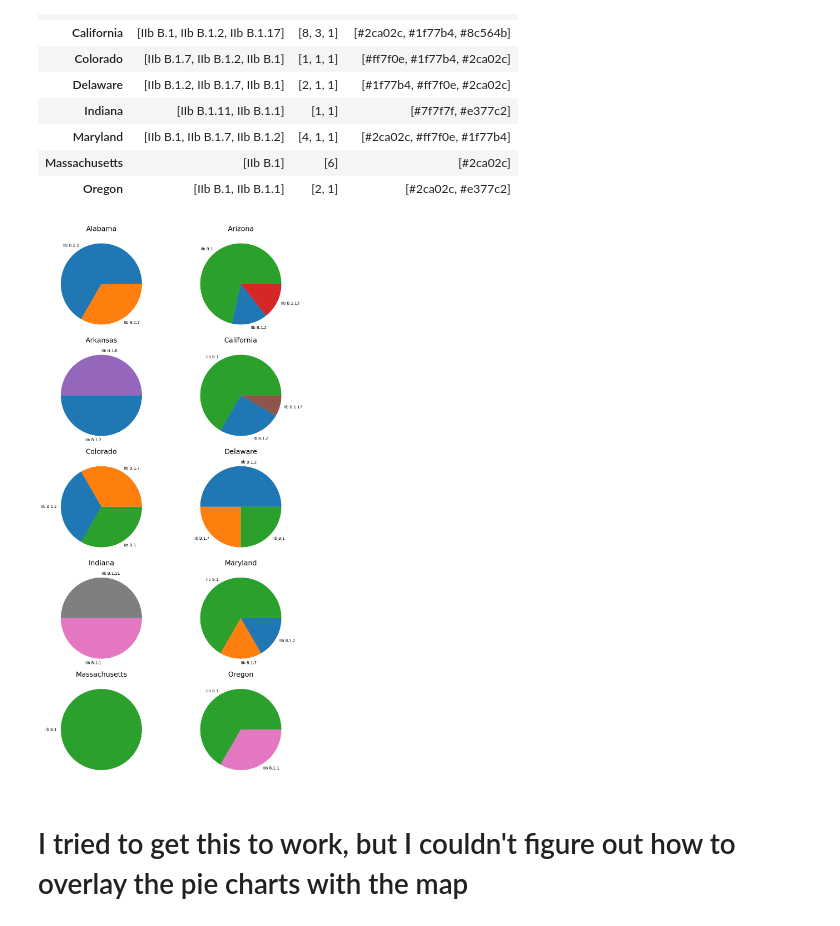
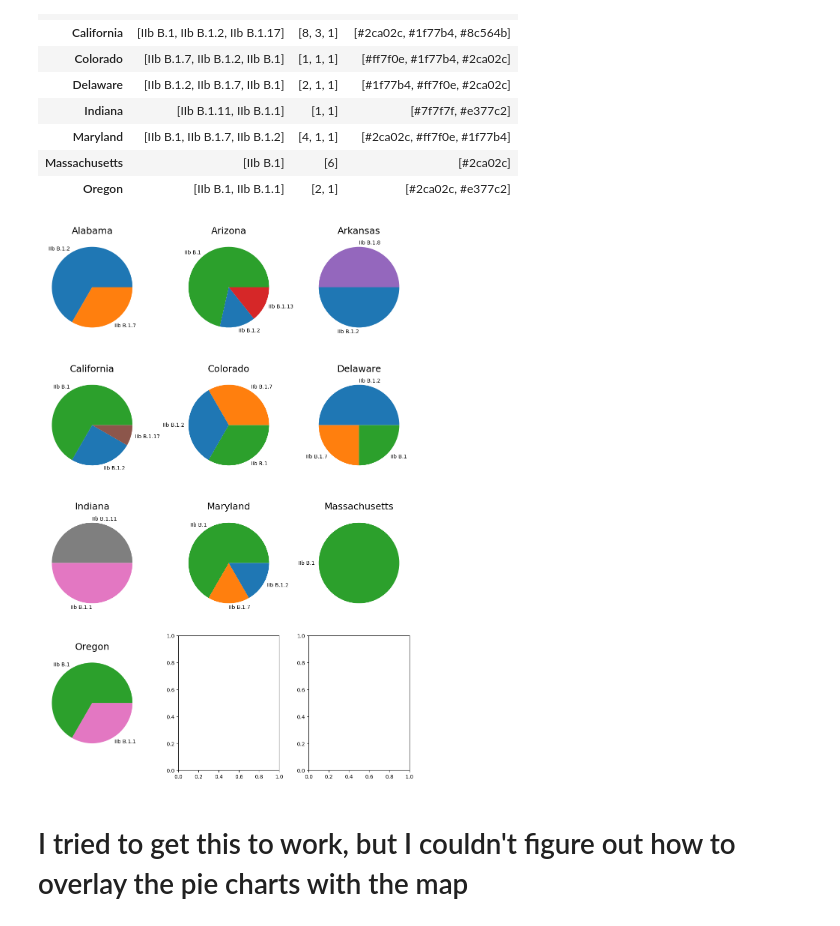
Before and after one commit to caleb-lindgren/monkeypox, a Jupyter notebook: gisaid/Figure_2.ipynb, the cells around one changed output. Saved outputs shown, nothing was run; the diff lists cells and outputs as text; code cells hidden in the pictures.

Commit message:
Change rows and columns in pie chart graph

```diff
--- a/gisaid/Figure_2.ipynb
+++ b/gisaid/Figure_2.ipynb
@@ -62,18 +51,18 @@ lineage_counts
 | Massachusetts | [IIb B.1] | [6] | [#2ca02c] |
 | Oregon | [IIb B.1, IIb B.1.1] | [2, 1] | [#2ca02c, #e377c2] |
 # %%
-
-
-fig, axs = plt.subplots(ncols =2, nrows=5, figsize=(10, 20), layout="constrained")
+fig, axs = plt.subplots(ncols=3, nrows=4, figsize=(10, 15), layout="constrained")
 state_idx = 0
-for row in range(5):
-    for col in range(2):
+for row in range(4):
+    for col in range(3):
+        if row == 3 and col > 0:
+            continue
         data = lineage_counts.iloc[state_idx]
         axs[row, col].pie(data["Counts"], labels=data["Lineage"], colors=data["Colors"])
         axs[row, col].set_title(lineage_counts.index[state_idx], size = 18)
         state_idx += 1
 # %% [output]
-[figure, old version]
+[figure, new version]
 # %% [markdown]
 # I tried to get this to work, but I couldn't figure out how to overlay the pie charts with the map
 # %%
```
Also changed, not shown: parts of 4 cells of this notebook.
